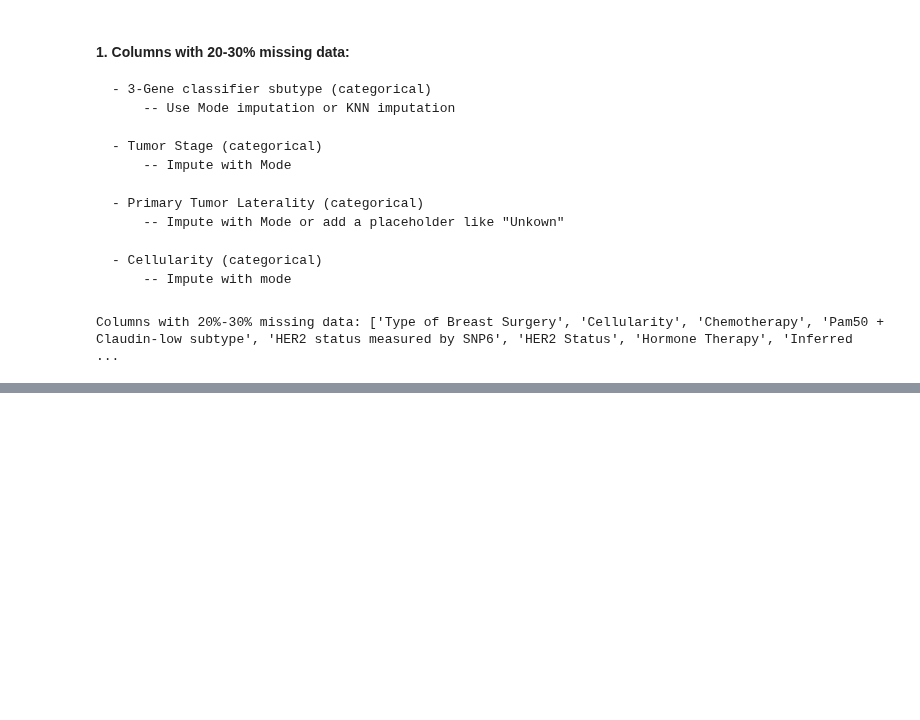
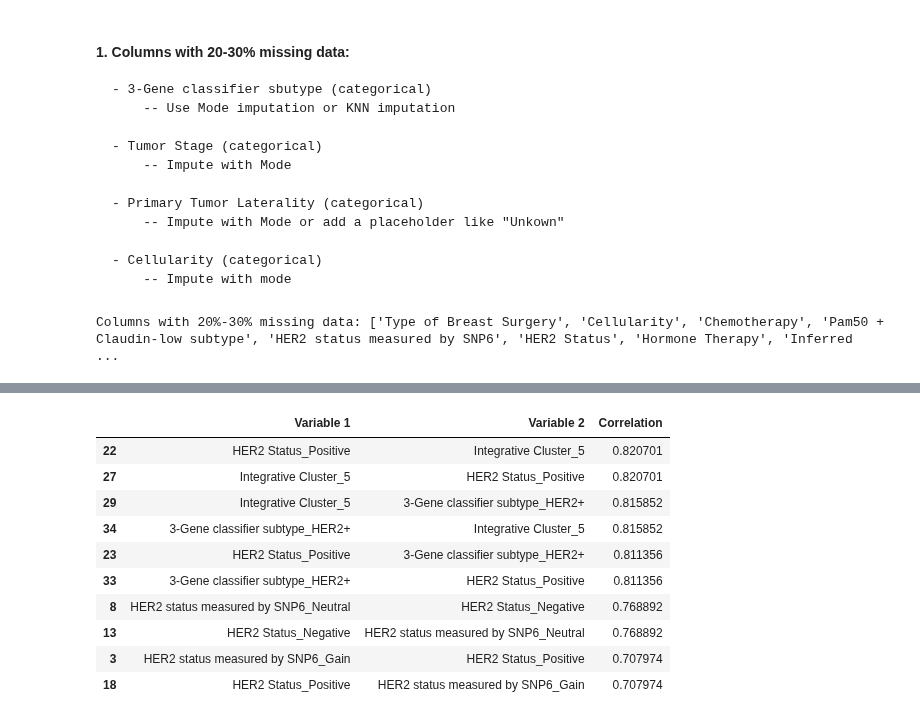
Before and after one commit to sowmyamaddali/Breast-Cancer--METABRIC, a Jupyter notebook: notebooks/preprocess_data.ipynb, the cells around one changed output, grey strips where cells are left out. Drawn from its saved outputs; the diff is of its cells as text; code cells hidden in the pictures; blank space fills up the shorter version.

```diff
--- a/notebooks/preprocess_data.ipynb
+++ b/notebooks/preprocess_data.ipynb
@@ -142,0 +173,25 @@ for col in columns_20_30_missing:
+# %%
+# Melt the correlation matrix to create pairs of variables
+strong_corr_pairs = strong_correlations.unstack().reset_index()
+strong_corr_pairs.columns = ['Variable 1', 'Variable 2', 'Correlation']
+
+# Drop duplicates and NaN values
+strong_corr_pairs = strong_corr_pairs.dropna().query("`Variable 1` != `Variable 2`")
+
+# Sort by absolute correlation
+strong_corr_pairs = strong_corr_pairs.sort_values(by="Correlation", key=abs, ascending=False)
+
+# Display the top correlations
+strong_corr_pairs.head(10)
+# %% [output]
+|  | Variable 1 | Variable 2 | Correlation |
+| 22 | HER2 Status_Positive | Integrative Cluster_5 | 0.820701 |
+| 27 | Integrative Cluster_5 | HER2 Status_Positive | 0.820701 |
+| 29 | Integrative Cluster_5 | 3-Gene classifier subtype_HER2+ | 0.815852 |
+| 34 | 3-Gene classifier subtype_HER2+ | Integrative Cluster_5 | 0.815852 |
+| 23 | HER2 Status_Positive | 3-Gene classifier subtype_HER2+ | 0.811356 |
+| 33 | 3-Gene classifier subtype_HER2+ | HER2 Status_Positive | 0.811356 |
+| 8 | HER2 status measured by SNP6_Neutral | HER2 Status_Negative | 0.768892 |
+| 13 | HER2 Status_Negative | HER2 status measured by SNP6_Neutral | 0.768892 |
+| 3 | HER2 status measured by SNP6_Gain | HER2 Status_Positive | 0.707974 |
+| 18 | HER2 Status_Positive | HER2 status measured by SNP6_Gain | 0.707974 |
```
Also changed, not shown: parts of 9 cells of this notebook.
